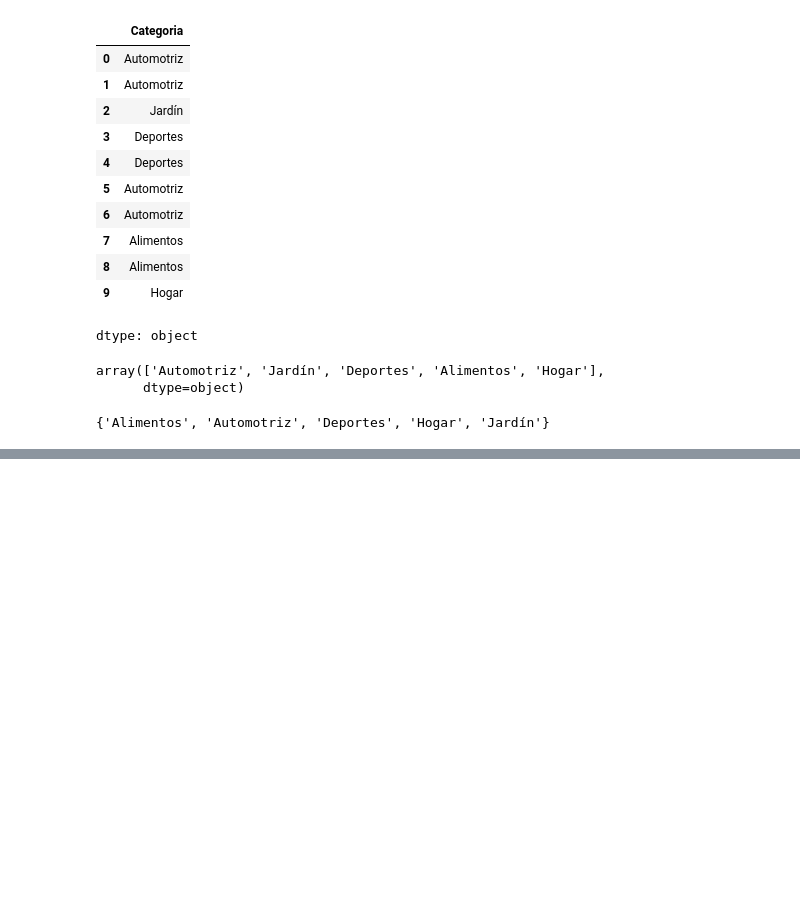
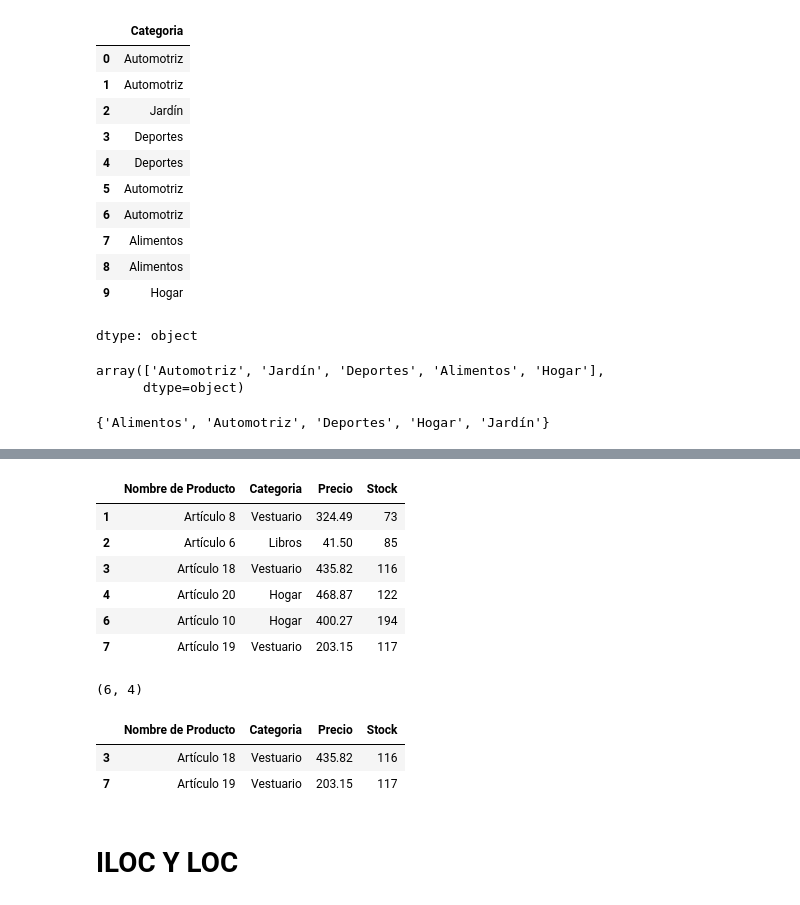
Before and after one commit to Rafael-Diaz-O/Python_pratica, a Jupyter notebook: Untitled3.ipynb, the cells around one changed output, grey strips where cells are left out. Cells and saved outputs as stored; diff of their text form; code cells hidden in the pictures; blank space fills up the shorter version.

```diff
--- a/Untitled3.ipynb
+++ b/Untitled3.ipynb
@@ -1365,0 +1386,27 @@ set(df_inventario["Categoria"]) #De la columna sacamos los datos y creamos un di
+# %%
+#Crear un variable donde poder almacenar el resultado del filtro
+
+stock_mayor_70 = df_inventario[df_inventario["Stock"]>70]
+
+stock_mayor_70
+# %% [output]
+|  | Nombre de Producto | Categoria | Precio | Stock |
+| 1 | Artículo 8 | Vestuario | 324.49 | 73 |
+| 2 | Artículo 6 | Libros | 41.50 | 85 |
+| 3 | Artículo 18 | Vestuario | 435.82 | 116 |
+| 4 | Artículo 20 | Hogar | 468.87 | 122 |
+| 6 | Artículo 10 | Hogar | 400.27 | 194 |
+| 7 | Artículo 19 | Vestuario | 203.15 | 117 |
+# %%
+stock_mayor_70.shape
+# %% [output]
+(6, 4)
+# %%
+df_inventario[(df_inventario["Categoria"] == "Vestuario") & (df_inventario["Stock"] > 100 )]
+# cuando usamos un amperstan & las condiciones deben ir entre parentecis ()
+# %% [output]
+|  | Nombre de Producto | Categoria | Precio | Stock |
+| 3 | Artículo 18 | Vestuario | 435.82 | 116 |
+| 7 | Artículo 19 | Vestuario | 203.15 | 117 |
+# %% [markdown]
+# ILOC Y LOC
```
Also changed, not shown: parts of 15 cells of this notebook.
